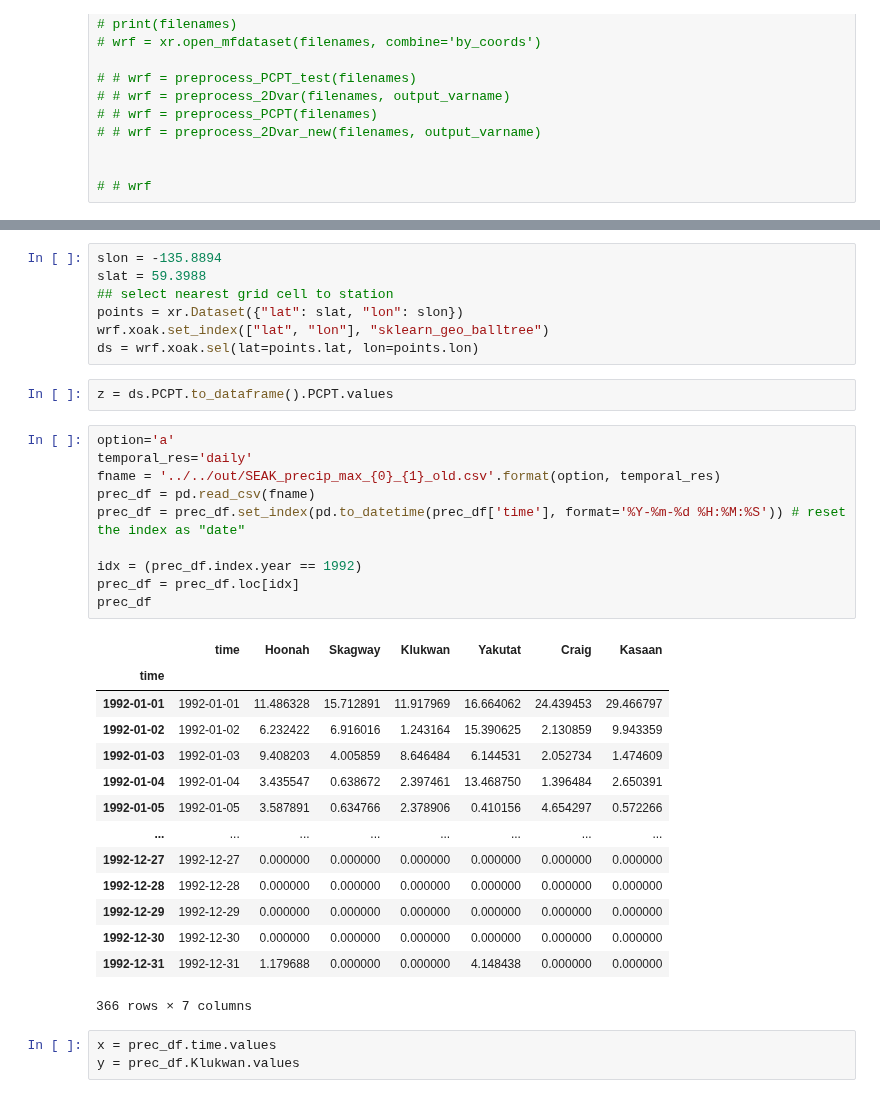
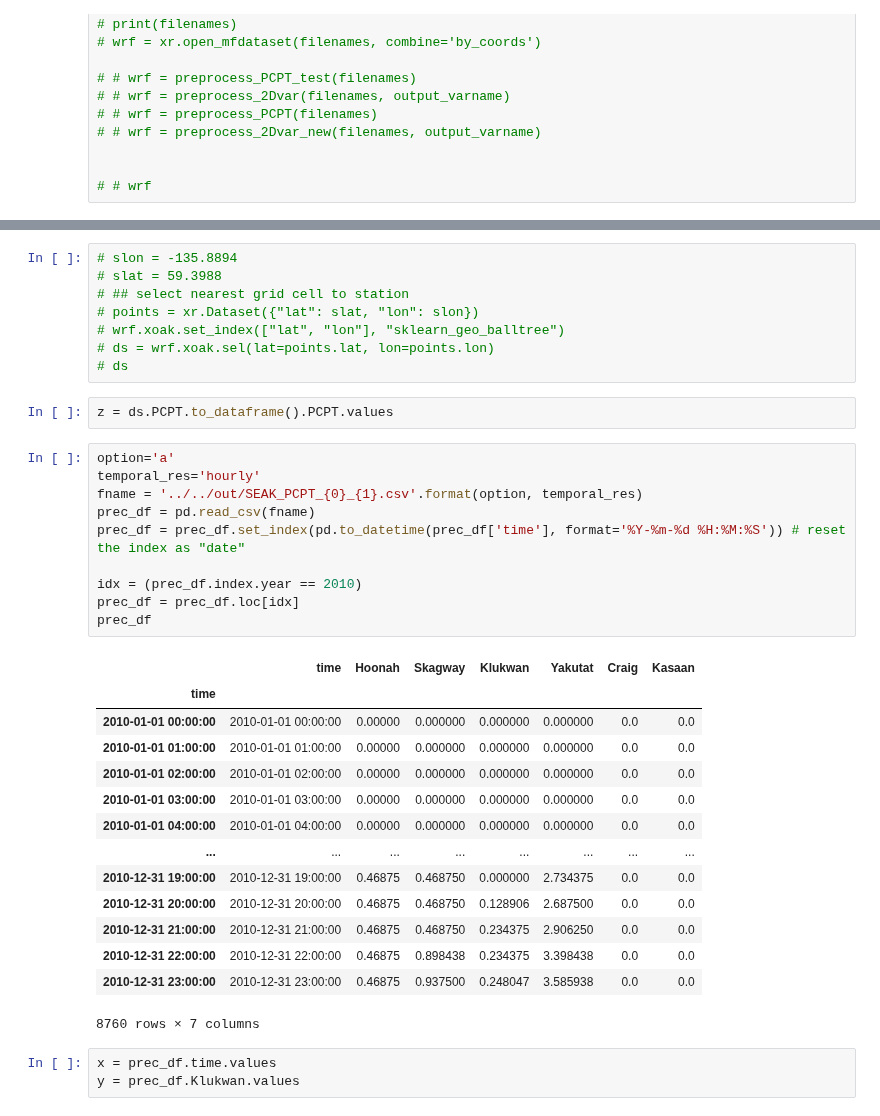
Before and after one commit to dlnash/SEAK_climatology, a Jupyter notebook: analysis/misc/SEAK-WRF-artifact_test.ipynb, the cells around one changed output, grey strips where cells are left out. Saved outputs shown, nothing was run; the diff lists cells and outputs as text.

```diff
--- a/analysis/misc/SEAK-WRF-artifact_test.ipynb
+++ b/analysis/misc/SEAK-WRF-artifact_test.ipynb
@@ -138,37 +183,38 @@ Attributes:
 # %%
-slon = -135.8894
-slat = 59.3988
-## select nearest grid cell to station
-points = xr.Dataset({"lat": slat, "lon": slon})
-wrf.xoak.set_index(["lat", "lon"], "sklearn_geo_balltree")
-ds = wrf.xoak.sel(lat=points.lat, lon=points.lon)
+# slon = -135.8894
+# slat = 59.3988
+# ## select nearest grid cell to station
+# points = xr.Dataset({"lat": slat, "lon": slon})
+# wrf.xoak.set_index(["lat", "lon"], "sklearn_geo_balltree")
+# ds = wrf.xoak.sel(lat=points.lat, lon=points.lon)
+# ds
-# %%
-z = ds.PCPT.to_dataframe().PCPT.values
+# %%
+z = ds.PCPT.to_dataframe().PCPT.values
 # %%
 option='a'
-temporal_res='daily'
-fname = '../../out/SEAK_precip_max_{0}_{1}_old.csv'.format(option, temporal_res)
+temporal_res='hourly'
+fname = '../../out/SEAK_PCPT_{0}_{1}.csv'.format(option, temporal_res)
 prec_df = pd.read_csv(fname)
 prec_df = prec_df.set_index(pd.to_datetime(prec_df['time'], format='%Y-%m-%d %H:%M:%S')) # reset the index as "date"
 
-idx = (prec_df.index.year == 1992)
+idx = (prec_df.index.year == 2010)
 prec_df = prec_df.loc[idx]
 prec_df
 # %% [output]
 |  | time | Hoonah | Skagway | Klukwan | Yakutat | Craig | Kasaan |
 | time |  |  |  |  |  |  |  |
-| 1992-01-01 | 1992-01-01 | 11.486328 | 15.712891 | 11.917969 | 16.664062 | 24.439453 | 29.466797 |
-| 1992-01-02 | 1992-01-02 | 6.232422 | 6.916016 | 1.243164 | 15.390625 | 2.130859 | 9.943359 |
-| 1992-01-03 | 1992-01-03 | 9.408203 | 4.005859 | 8.646484 | 6.144531 | 2.052734 | 1.474609 |
-| 1992-01-04 | 1992-01-04 | 3.435547 | 0.638672 | 2.397461 | 13.468750 | 1.396484 | 2.650391 |
-| 1992-01-05 | 1992-01-05 | 3.587891 | 0.634766 | 2.378906 | 0.410156 | 4.654297 | 0.572266 |
+| 2010-01-01 00:00:00 | 2010-01-01 00:00:00 | 0.00000 | 0.000000 | 0.000000 | 0.000000 | 0.0 | 0.0 |
+| 2010-01-01 01:00:00 | 2010-01-01 01:00:00 | 0.00000 | 0.000000 | 0.000000 | 0.000000 | 0.0 | 0.0 |
+| 2010-01-01 02:00:00 | 2010-01-01 02:00:00 | 0.00000 | 0.000000 | 0.000000 | 0.000000 | 0.0 | 0.0 |
+| 2010-01-01 03:00:00 | 2010-01-01 03:00:00 | 0.00000 | 0.000000 | 0.000000 | 0.000000 | 0.0 | 0.0 |
+| 2010-01-01 04:00:00 | 2010-01-01 04:00:00 | 0.00000 | 0.000000 | 0.000000 | 0.000000 | 0.0 | 0.0 |
 | ... | ... | ... | ... | ... | ... | ... | ... |
-| 1992-12-27 | 1992-12-27 | 0.000000 | 0.000000 | 0.000000 | 0.000000 | 0.000000 | 0.000000 |
-| 1992-12-28 | 1992-12-28 | 0.000000 | 0.000000 | 0.000000 | 0.000000 | 0.000000 | 0.000000 |
-| 1992-12-29 | 1992-12-29 | 0.000000 | 0.000000 | 0.000000 | 0.000000 | 0.000000 | 0.000000 |
-| 1992-12-30 | 1992-12-30 | 0.000000 | 0.000000 | 0.000000 | 0.000000 | 0.000000 | 0.000000 |
-| 1992-12-31 | 1992-12-31 | 1.179688 | 0.000000 | 0.000000 | 4.148438 | 0.000000 | 0.000000 |
+| 2010-12-31 19:00:00 | 2010-12-31 19:00:00 | 0.46875 | 0.468750 | 0.000000 | 2.734375 | 0.0 | 0.0 |
+| 2010-12-31 20:00:00 | 2010-12-31 20:00:00 | 0.46875 | 0.468750 | 0.128906 | 2.687500 | 0.0 | 0.0 |
+| 2010-12-31 21:00:00 | 2010-12-31 21:00:00 | 0.46875 | 0.468750 | 0.234375 | 2.906250 | 0.0 | 0.0 |
+| 2010-12-31 22:00:00 | 2010-12-31 22:00:00 | 0.46875 | 0.898438 | 0.234375 | 3.398438 | 0.0 | 0.0 |
+| 2010-12-31 23:00:00 | 2010-12-31 23:00:00 | 0.46875 | 0.937500 | 0.248047 | 3.585938 | 0.0 | 0.0 |
-366 rows × 7 columns
+8760 rows × 7 columns
 # %%
 x = prec_df.time.values
 y = prec_df.Klukwan.values
```
Also changed, not shown: parts of 6 cells of this notebook, 1 other file.
